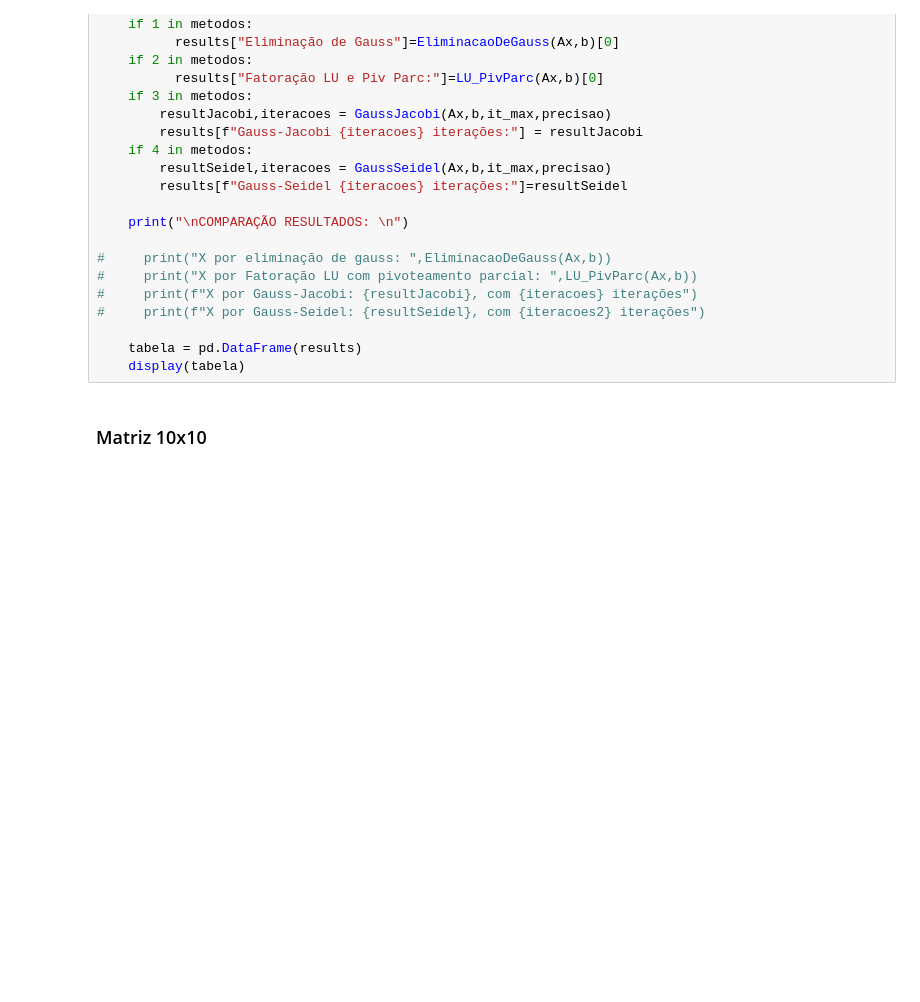
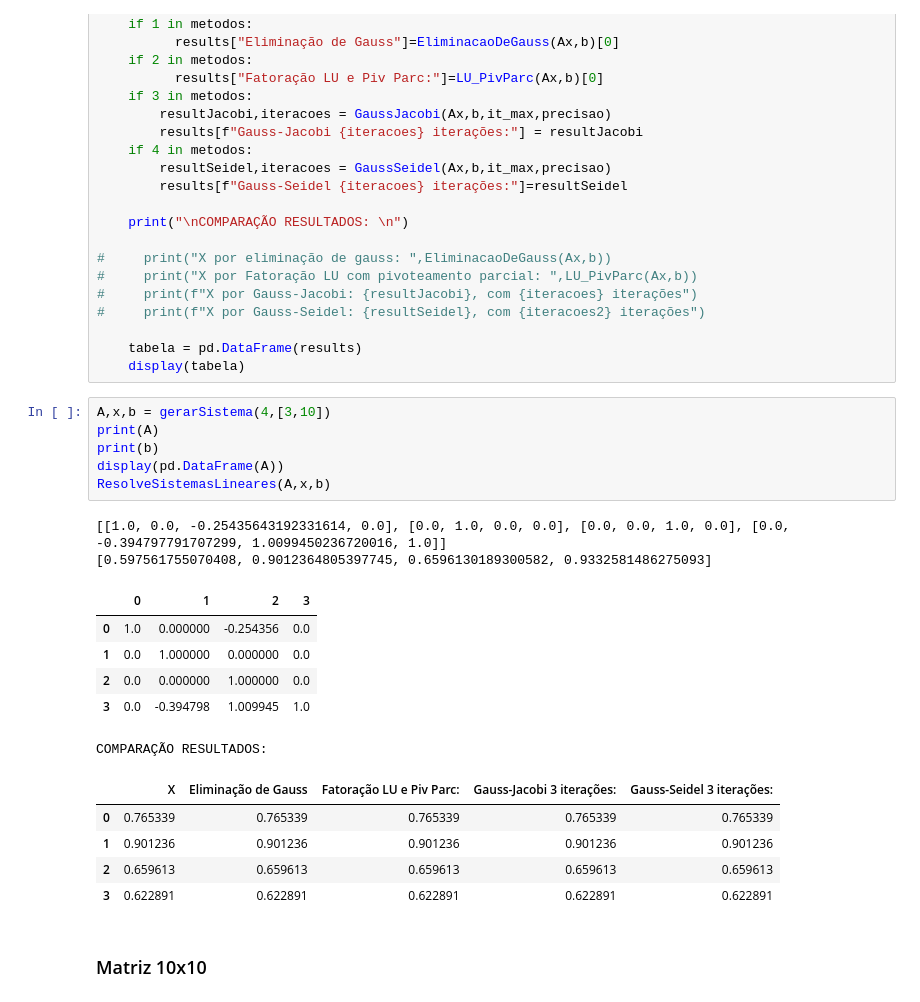
Before and after one commit to syannekaroline/MatematicaComputacional, a Jupyter notebook: ExercícioPratico04_sistemasLineares.ipynb, the cells around one changed output. Drawn from its saved outputs; the diff is of its cells as text; blank space fills up the shorter version.

```diff
--- a/ExercícioPratico04_sistemasLineares.ipynb
+++ b/ExercícioPratico04_sistemasLineares.ipynb
@@ -504,6 +503,26 @@ def ResolveSistemasLineares(Ax,x,b,it_max=300,precisao=precisao_maquina(),metodo
 
     tabela = pd.DataFrame(results)
     display(tabela)
+# %%
+A,x,b = gerarSistema(4,[3,10])
+print(A)
+print(b)
+display(pd.DataFrame(A))
+ResolveSistemasLineares(A,x,b)
+# %% [output]
+[[1.0, 0.0, -0.25435643192331614, 0.0], [0.0, 1.0, 0.0, 0.0], [0.0, 0.0, 1.0, 0.0], [0.0, -0.394797791707299, 1.0099450236720016, 1.0]]
+[0.597561755070408, 0.9012364805397745, 0.6596130189300582, 0.9332581486275093]
+|  | 0 | 1 | 2 | 3 |
+| 0 | 1.0 | 0.000000 | -0.254356 | 0.0 |
+| 1 | 0.0 | 1.000000 | 0.000000 | 0.0 |
+| 2 | 0.0 | 0.000000 | 1.000000 | 0.0 |
+| 3 | 0.0 | -0.394798 | 1.009945 | 1.0 |
+COMPARAÇÃO RESULTADOS:
+|  | X | Eliminação de Gauss | Fatoração LU e Piv Parc: | Gauss-Jacobi 3 iterações: | Gauss-Seidel 3 iterações: |
+| 0 | 0.765339 | 0.765339 | 0.765339 | 0.765339 | 0.765339 |
+| 1 | 0.901236 | 0.901236 | 0.901236 | 0.901236 | 0.901236 |
+| 2 | 0.659613 | 0.659613 | 0.659613 | 0.659613 | 0.659613 |
+| 3 | 0.622891 | 0.622891 | 0.622891 | 0.622891 | 0.622891 |
 # %% [markdown]
 ### Matriz 10x10
 # %%
```
Also changed, not shown: parts of 2 cells of this notebook.
